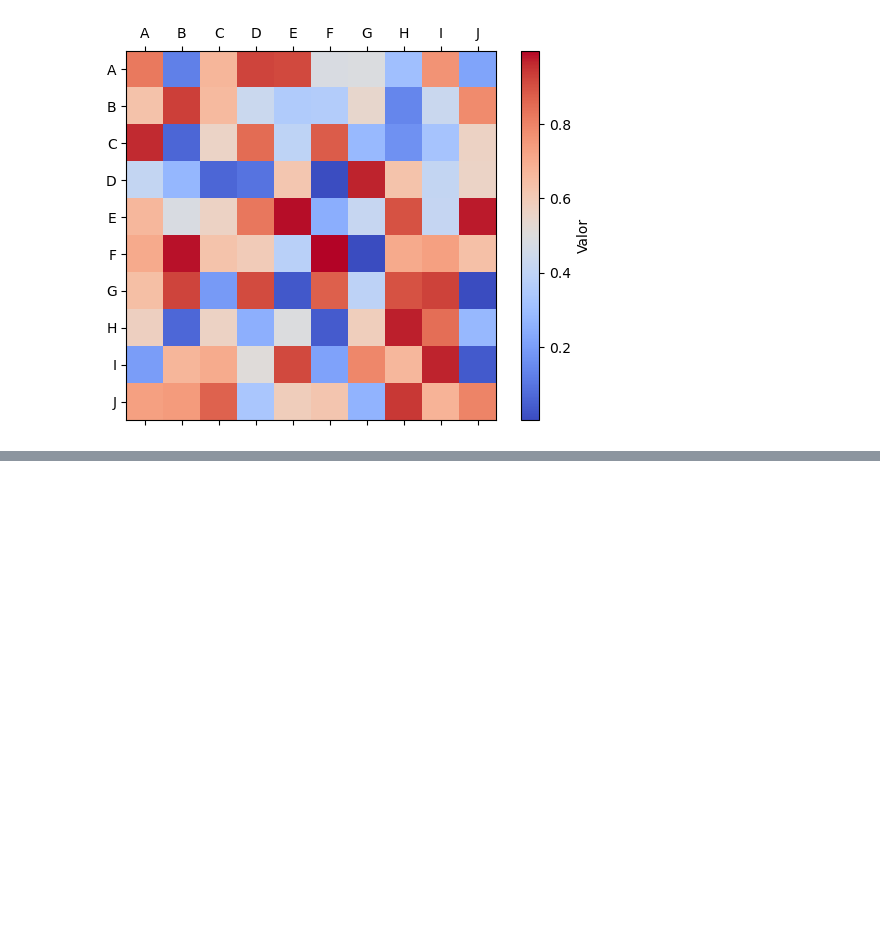
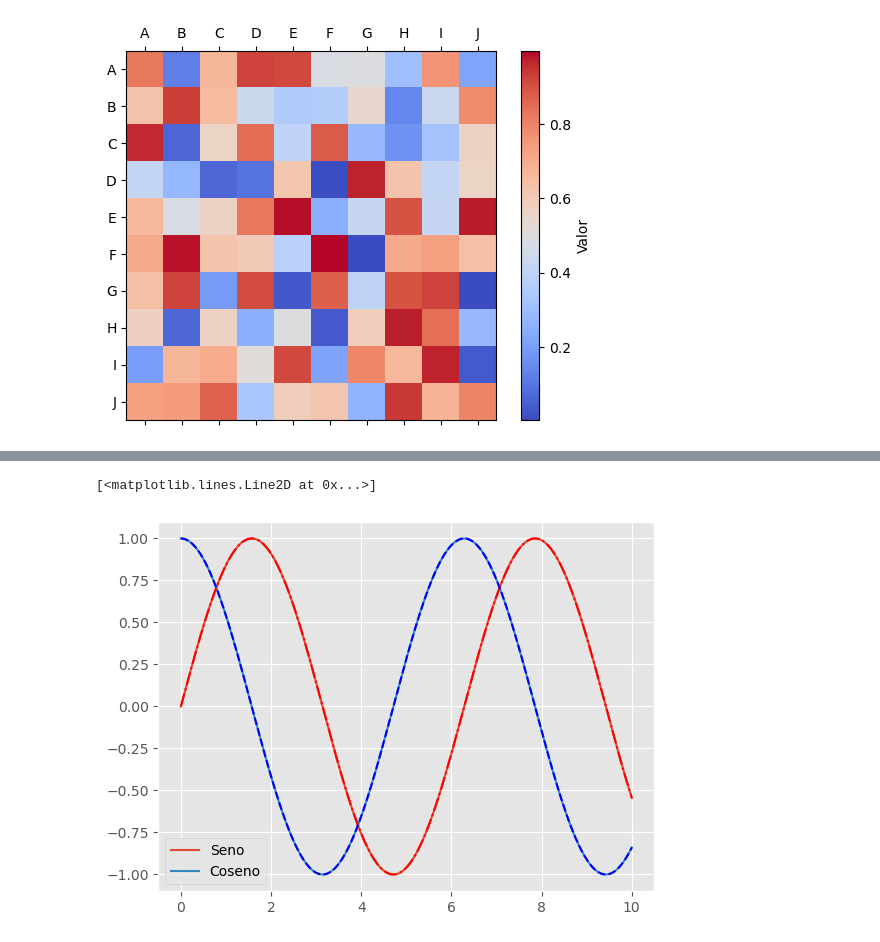
Before and after one commit to famartinezal/curso-geo, a Jupyter notebook: matplotlib.ipynb, the cells around one changed output, grey strips where cells are left out. Drawn from its saved outputs; the diff is of its cells as text; code cells hidden in the pictures; blank space fills up the shorter version.

```diff
--- a/matplotlib.ipynb
+++ b/matplotlib.ipynb
@@ -416,0 +432,12 @@ ax.set_yticklabels(labels)
+# %%
+y1 = np.sin(x)
+y2 = np.cos(x)
+fig, ax = plt.subplots()
+ax.plot(x, y1, label='Seno')
+ax.plot(x, y2, label='Coseno')
+ax.legend()
+ax.plot(x, y1, 'r-.', label='Seno')
+ax.plot(x, y2, 'b--', label='Coseno')
+# %% [output]
+[<matplotlib.lines.Line2D at 0x...>]
+[figure, added]
```
Also changed, not shown: parts of 14 cells of this notebook, 5 other files.
